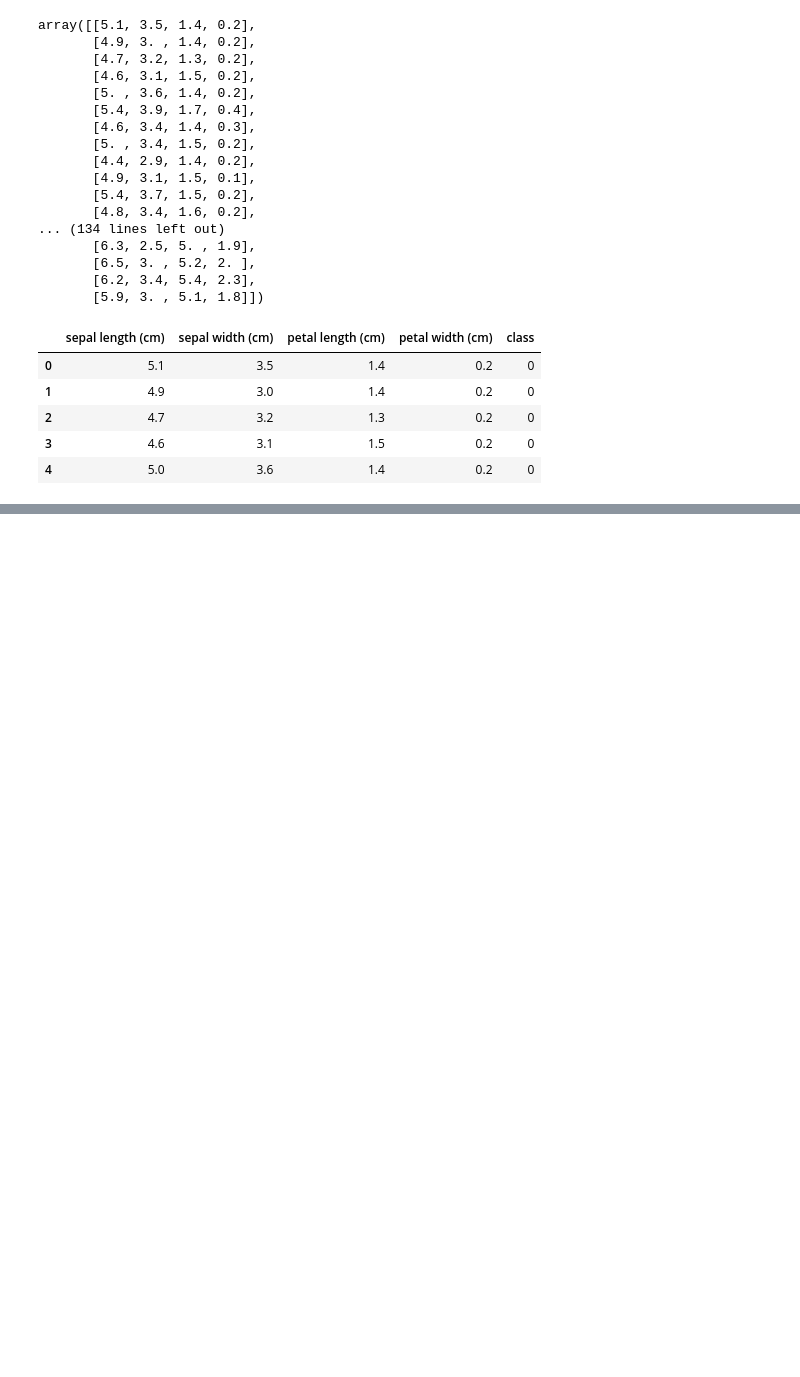
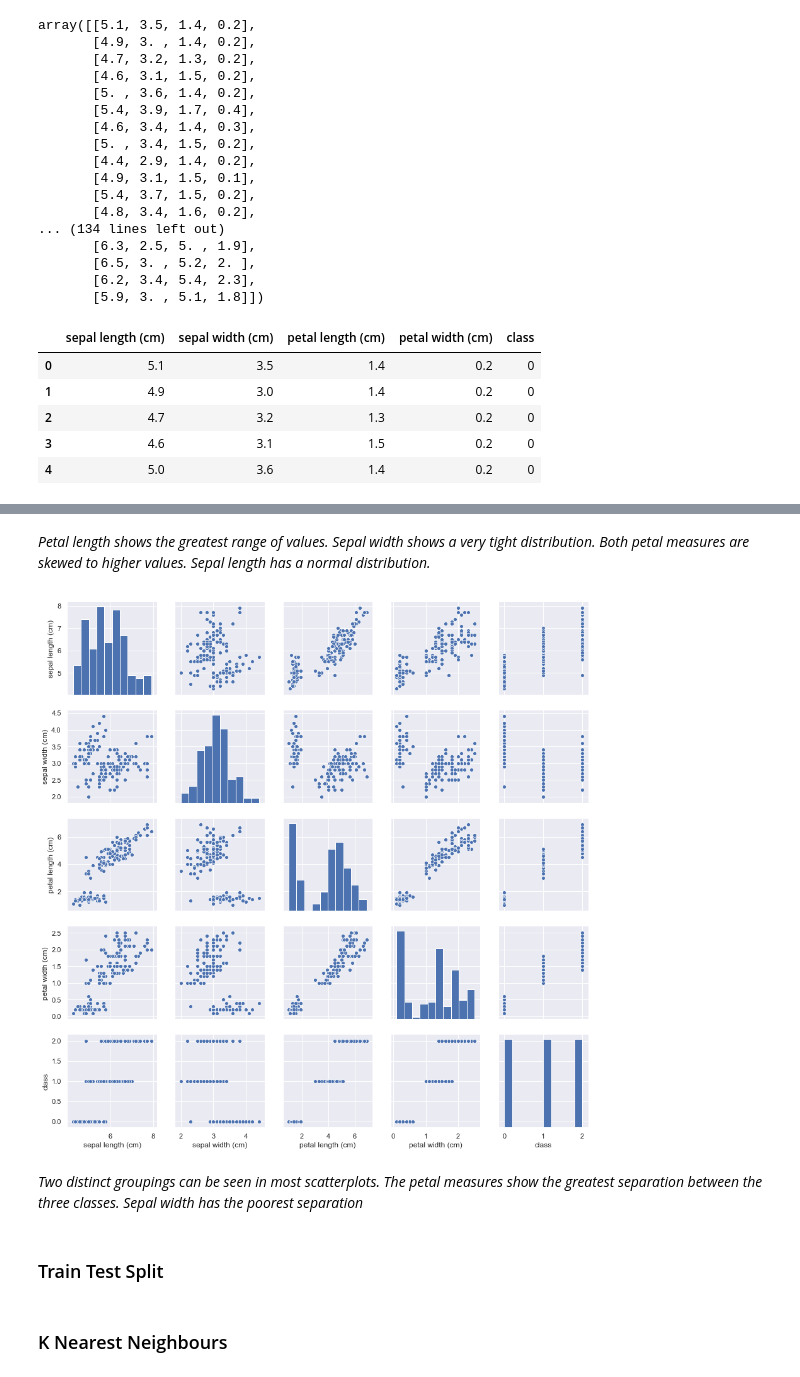
Before and after one commit to AMacumber/MachineLearning_Iris, a Jupyter notebook: MachineLearning_Tutorial_IrisDataset.ipynb, the cells around one changed output, grey strips where cells are left out. Saved outputs shown, nothing was run; the diff lists cells and outputs as text; code cells hidden in the pictures; blank space fills up the shorter version.

```diff
--- a/MachineLearning_Tutorial_IrisDataset.ipynb
+++ b/MachineLearning_Tutorial_IrisDataset.ipynb
@@ -78,0 +130,13 @@ array(['setosa', 'versicolor', 'virginica'], dtype='<U10')
+# %% [markdown]
+*Petal length shows the greatest range of values. Sepal width shows a very tight distribution. Both petal measures are skewed to higher values. Sepal length has a normal distribution.*
+# %%
+# seaborn correlogram
+
+sns.pairplot(data = iris_data)
+plt.show()
+# %% [output]
+[figure, added]
+# %% [markdown]
+*Two distinct groupings can be seen in most scatterplots. The petal measures show the greatest separation between the three classes. Sepal width has the poorest separation*
+# %% [markdown]
+### Train Test Split
@@ -78,0 +154,2 @@ array(['setosa', 'versicolor', 'virginica'], dtype='<U10')
+# %% [markdown]
+### K Nearest Neighbours
```
Also changed, not shown: parts of 19 cells of this notebook.
